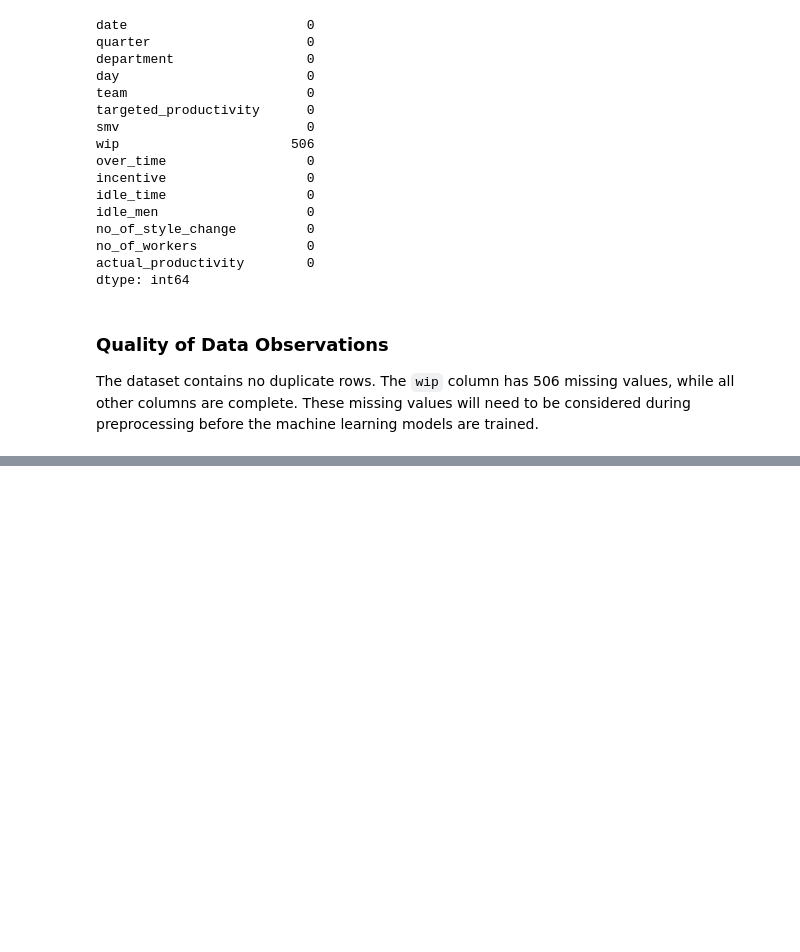
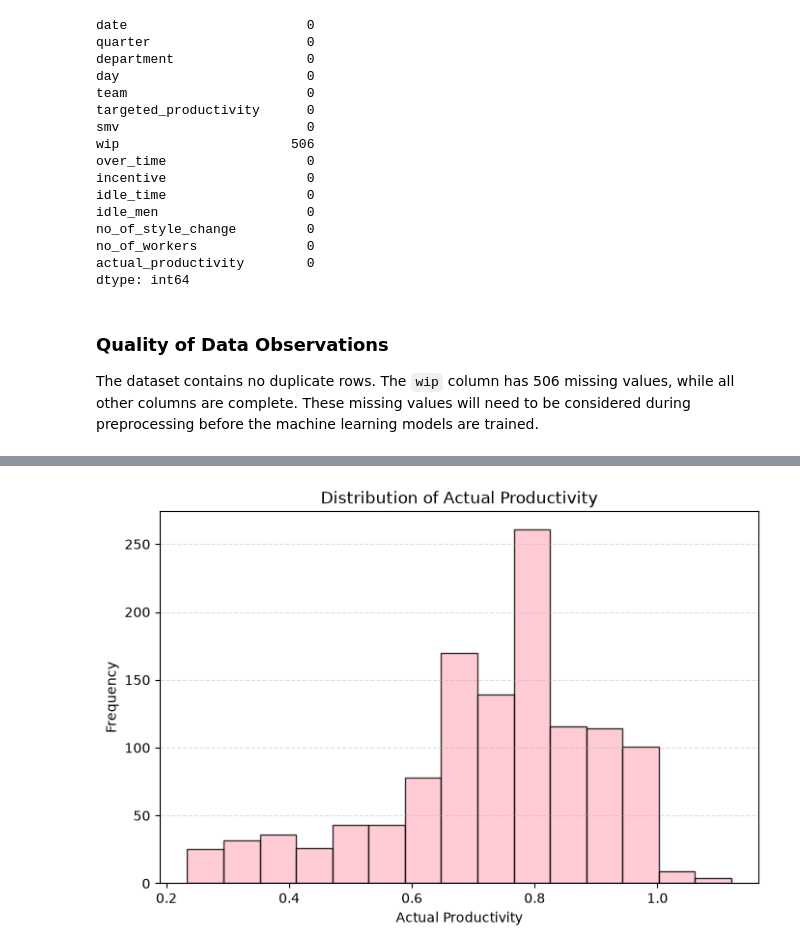
Before and after one commit to olabxo/garment-productivity-ml, a Jupyter notebook: notebooks/01_garment_data_audit.ipynb, the cells around one changed output, grey strips where cells are left out. Drawn from its saved outputs; the diff is of its cells as text; code cells hidden in the pictures; blank space fills up the shorter version.

```diff
--- a/notebooks/01_garment_data_audit.ipynb
+++ b/notebooks/01_garment_data_audit.ipynb
@@ -98,0 +121,19 @@ The dataset contains no duplicate rows. The `wip` column has 506 missing values,
+# %%
+# Histogram that displays the distribution of actual productivity values
+
+plt.figure(figsize=(8, 5))
+
+plt.hist(
+    df["actual_productivity"],
+    bins=15,
+    color="pink",
+    edgecolor="black",
+    alpha=0.8
+)
+plt.xlabel("Actual Productivity")
+plt.ylabel("Frequency")
+plt.title("Distribution of Actual Productivity")
+plt.grid(axis="y", linestyle="--", alpha=0.4)
+plt.show()
+# %% [output]
+[figure, added]
```
Also changed, not shown: parts of 16 cells of this notebook.
